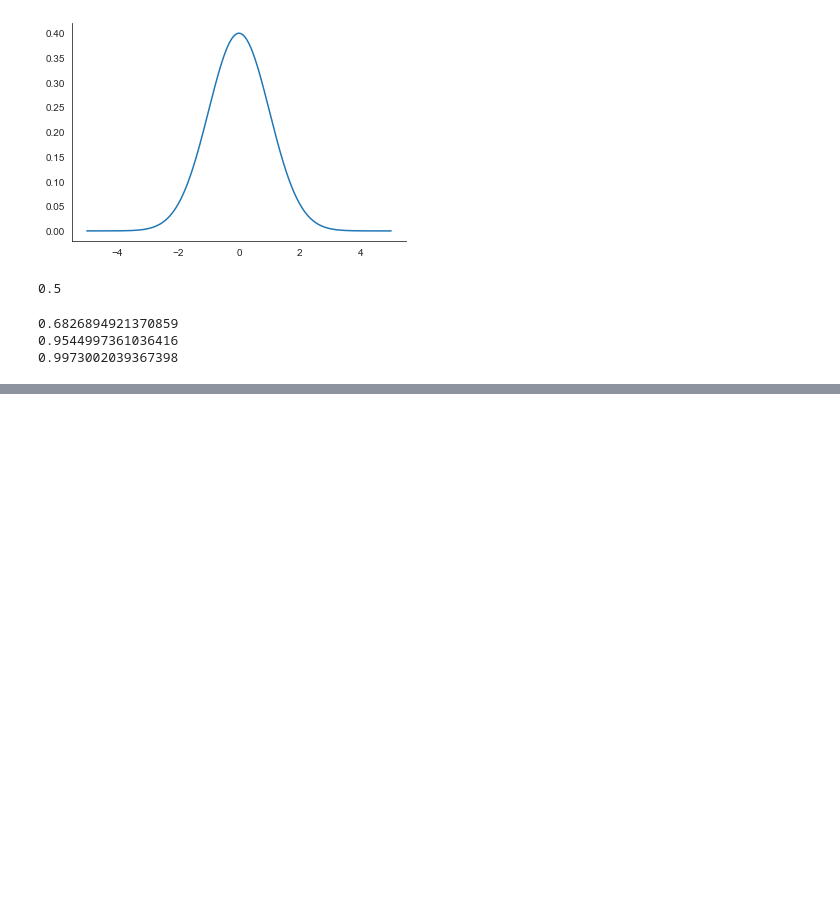
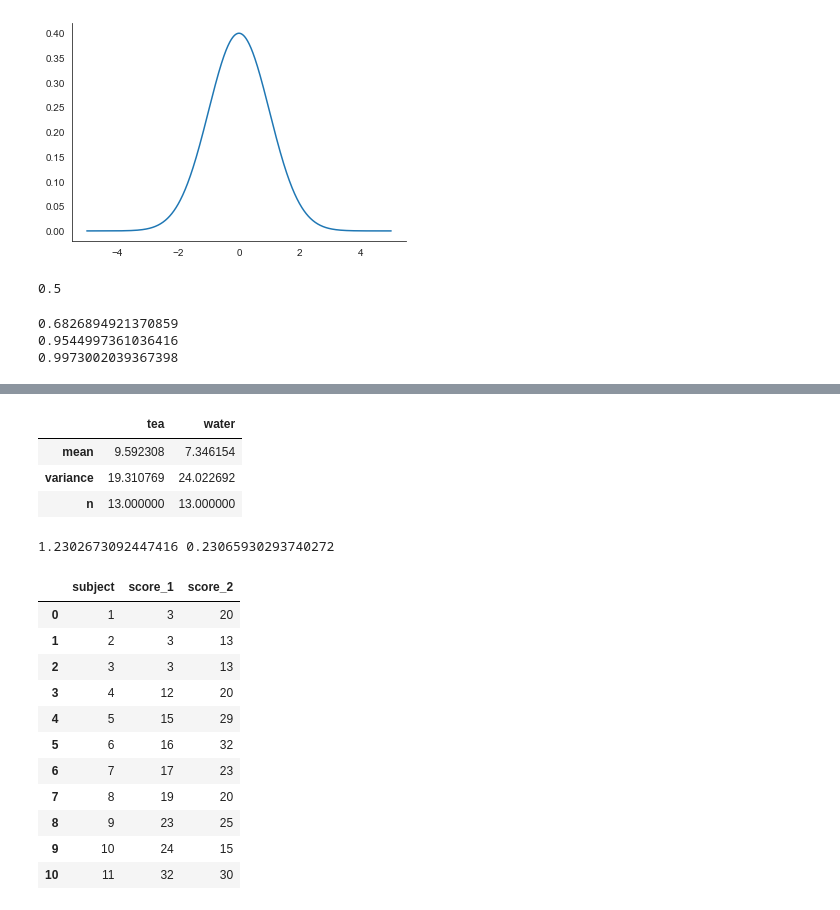
Before and after one commit to ccentola/python-stats, a Jupyter notebook: statistical_tests.ipynb, the cells around one changed output, grey strips where cells are left out. Cells and saved outputs as stored; diff of their text form; code cells hidden in the pictures; blank space fills up the shorter version.

```diff
--- a/statistical_tests.ipynb
+++ b/statistical_tests.ipynb
@@ -79,0 +210,41 @@ print(norm.cdf(3,mu,sigma) - norm.cdf(-3,mu,sigma))
+# %%
+# calculate mean and variance for each column
+summary = pd.DataFrame()
+summary['mean'] = df.mean()
+summary['variance'] = df.var()
+summary['n'] = df.count()
+
+summary.T
+# %% [output]
+|  | tea | water |
+| mean | 9.592308 | 7.346154 |
+| variance | 19.310769 | 24.022692 |
+| n | 13.000000 | 13.000000 |
+# %%
+t, p = stats.ttest_ind(df['tea'],df['water'],equal_var=False)
+print(t,p)
+# %% [output]
+1.2302673092447416 0.23065930293740272
+# %%
+# paired samples t-test
+d = {
+    'subject':[1,2,3,4,5,6,7,8,9,10,11],
+    'score_1':[3,3,3,12,15,16,17,19,23,24,32],
+    'score_2':[20,13,13,20,29,32,23,20,25,15,30]
+}
+
+df = pd.DataFrame(d)
+df
+# %% [output]
+|  | subject | score_1 | score_2 |
+| 0 | 1 | 3 | 20 |
+| 1 | 2 | 3 | 13 |
+| 2 | 3 | 3 | 13 |
+| 3 | 4 | 12 | 20 |
+| 4 | 5 | 15 | 29 |
+| 5 | 6 | 16 | 32 |
+| 6 | 7 | 17 | 23 |
+| 7 | 8 | 19 | 20 |
+| 8 | 9 | 23 | 25 |
+| 9 | 10 | 24 | 15 |
+| 10 | 11 | 32 | 30 |
```
Also changed, not shown: parts of 18 cells of this notebook, 2 other files.
